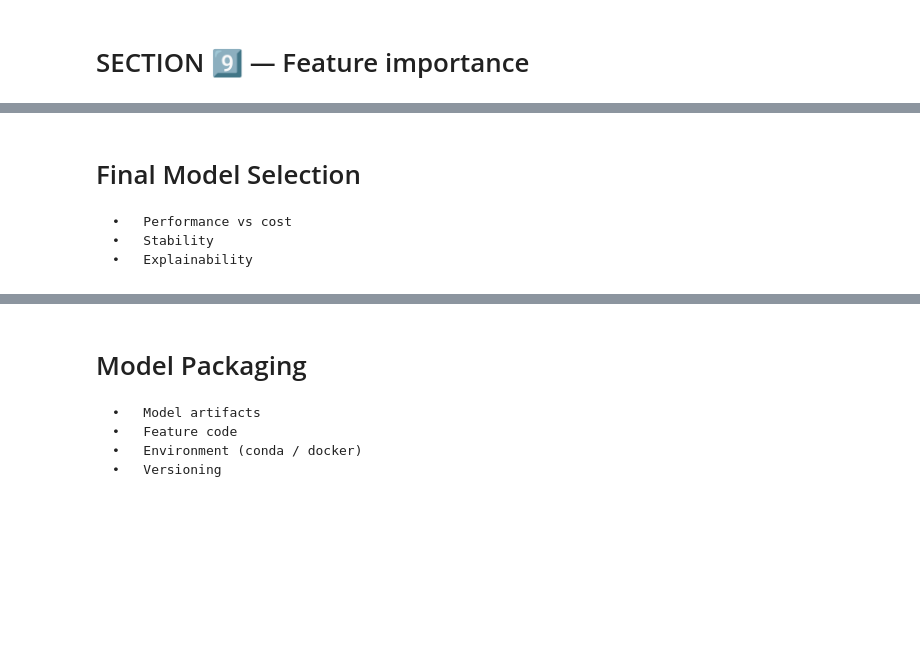
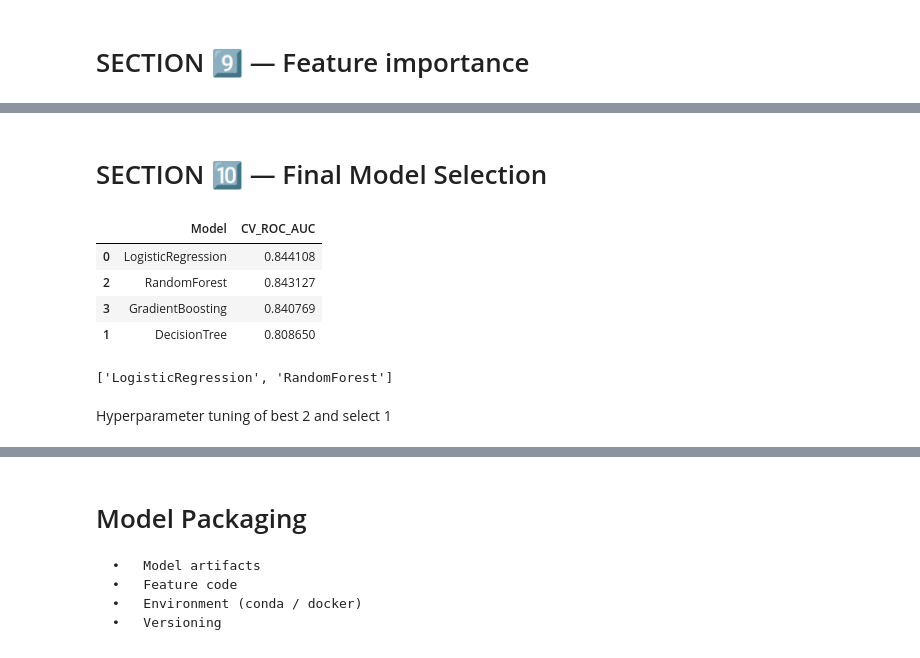
Before and after one commit to siddmkrj/telco_churn_detection, a Jupyter notebook: churn_detection.ipynb, the cells around one changed output, grey strips where cells are left out. Saved outputs shown, nothing was run; the diff lists cells and outputs as text; code cells hidden in the pictures; blank space fills up the shorter version.

```diff
--- a/churn_detection.ipynb
+++ b/churn_detection.ipynb
@@ -452,6 +454,2 @@ feature_importance.head(20)
 # %% [markdown]
-# Final Model Selection
-
-    •	Performance vs cost
-    •	Stability
-    •	Explainability
+# SECTION 🔟 — Final Model Selection
@@ -457,0 +481,41 @@ feature_importance.head(20)
+# %%
+model_results = []
+
+for name, model in models.items():
+    pipe = Pipeline(steps=[
+        ("preprocess", preprocessor),
+        ("model", model)
+    ])
+
+    cv_score = cross_val_score(
+        pipe,
+        X_train,
+        y_train,
+        cv=skf,
+        scoring="roc_auc",
+        n_jobs=-1
+    ).mean()
+
+    model_results.append({
+        "Model": name,
+        "CV_ROC_AUC": cv_score
+    })
+
+results_df = pd.DataFrame(model_results).sort_values(
+    by="CV_ROC_AUC", ascending=False
+)
+
+results_df
+# %% [output]
+|  | Model | CV_ROC_AUC |
+| 0 | LogisticRegression | 0.844108 |
+| 2 | RandomForest | 0.843127 |
+| 3 | GradientBoosting | 0.840769 |
+| 1 | DecisionTree | 0.808650 |
+# %%
+top_models = results_df.head(2)["Model"].tolist()
+top_models
+# %% [output]
+['LogisticRegression', 'RandomForest']
+# %% [markdown]
+Hyperparameter tuning of best 2 and select 1
```
Also changed, not shown: parts of 12 cells of this notebook.
